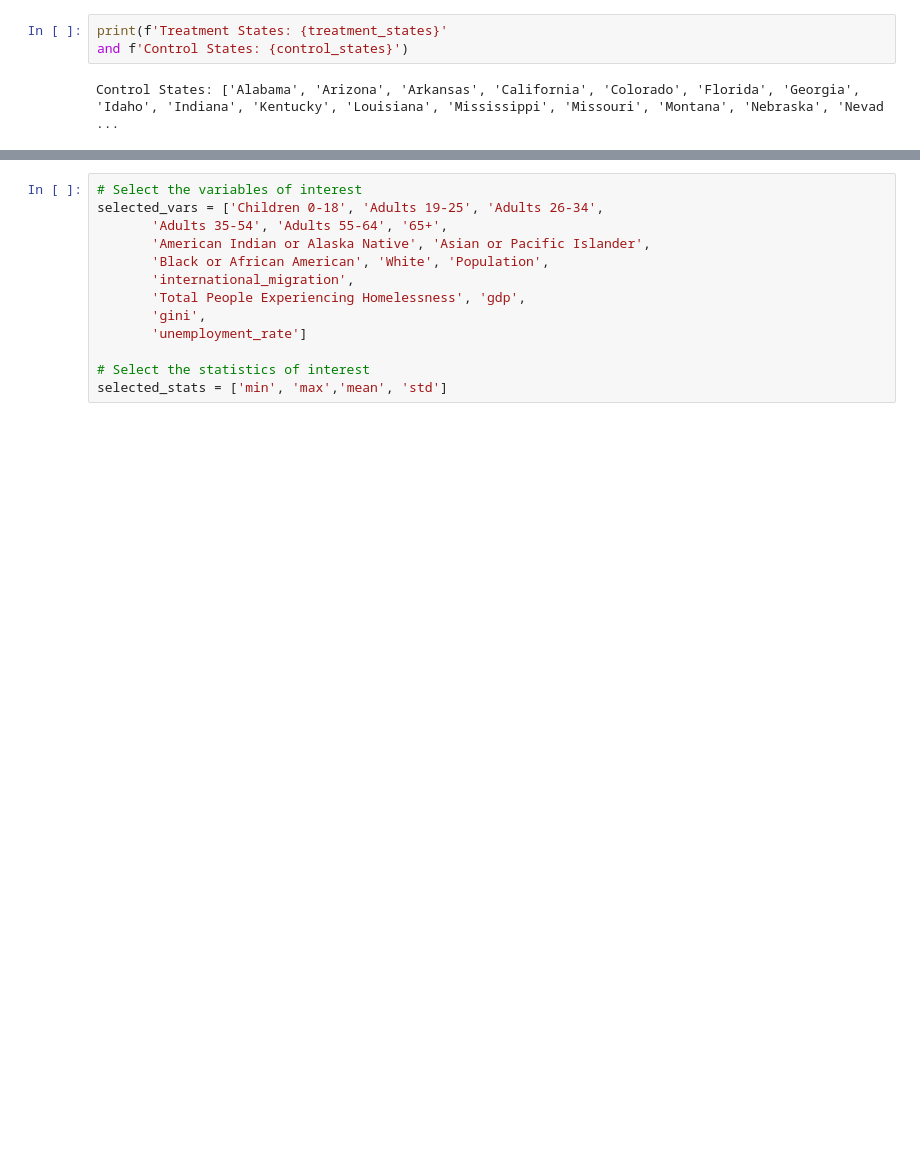
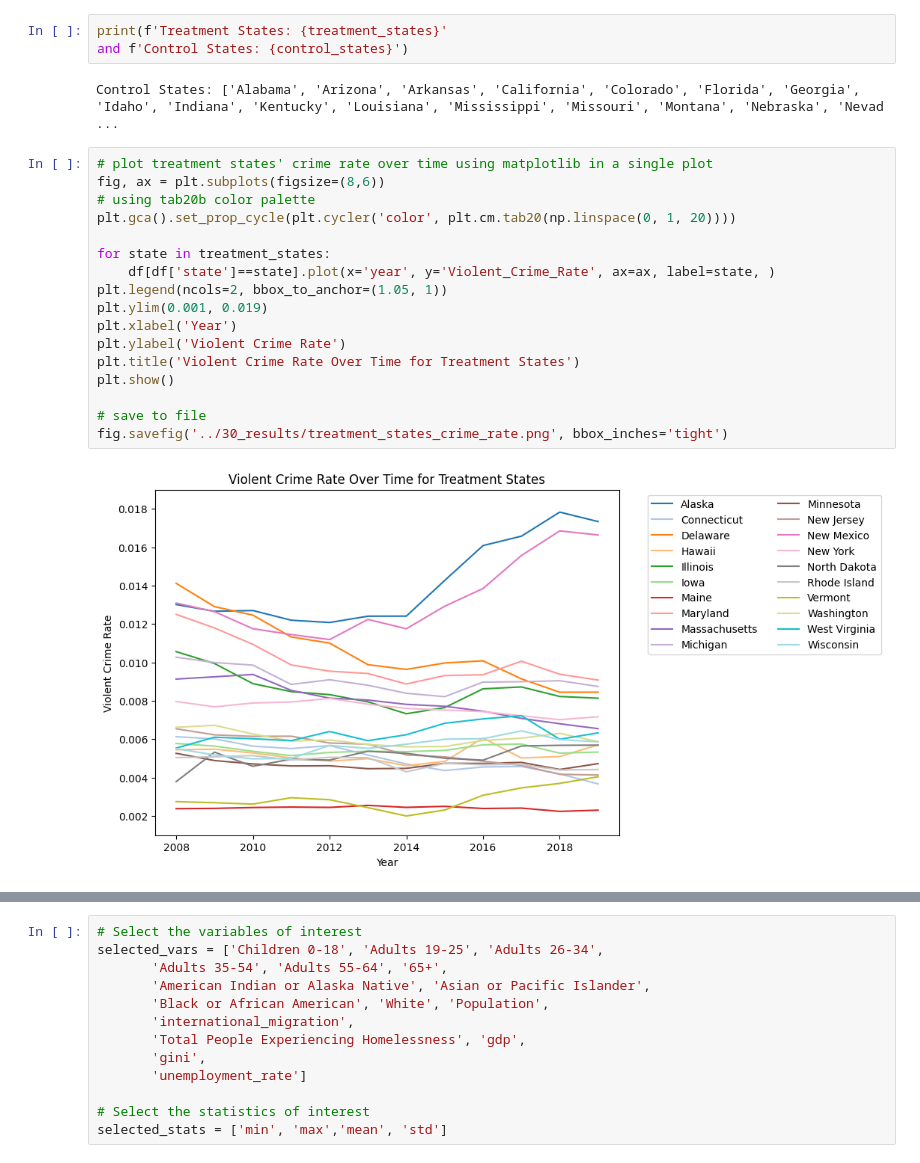
Before and after one commit to MIDS-at-Duke/unifying-data-science-2023-project-ids701_team2, a Jupyter notebook: 10_code/eda.ipynb, the cells around one changed output, grey strips where cells are left out. Drawn from its saved outputs; the diff is of its cells as text; blank space fills up the shorter version.

Commit message:
add crimerate_year plots

```diff
--- a/10_code/eda.ipynb
+++ b/10_code/eda.ipynb
@@ -64,3 +66,22 @@ print(f'Treatment States: {treatment_states}'
 and f'Control States: {control_states}')
 # %% [output]
 Control States: ['Alabama', 'Arizona', 'Arkansas', 'California', 'Colorado', 'Florida', 'Georgia', 'Idaho', 'Indiana', 'Kentucky', 'Louisiana', 'Mississippi', 'Missouri', 'Montana', 'Nebraska', 'Nevad ...
+# %%
+# plot treatment states' crime rate over time using matplotlib in a single plot
+fig, ax = plt.subplots(figsize=(8,6))
+# using tab20b color palette
+plt.gca().set_prop_cycle(plt.cycler('color', plt.cm.tab20(np.linspace(0, 1, 20))))
+
+for state in treatment_states:
+    df[df['state']==state].plot(x='year', y='Violent_Crime_Rate', ax=ax, label=state, )
+plt.legend(ncols=2, bbox_to_anchor=(1.05, 1))
+plt.ylim(0.001, 0.019)
+plt.xlabel('Year')
+plt.ylabel('Violent Crime Rate')
+plt.title('Violent Crime Rate Over Time for Treatment States')
+plt.show()
+
+# save to file
+fig.savefig('../30_results/treatment_states_crime_rate.png', bbox_inches='tight')
+# %% [output]
+[figure, added]
```
Also changed, not shown: parts of 3 cells of this notebook, 2 other files.
